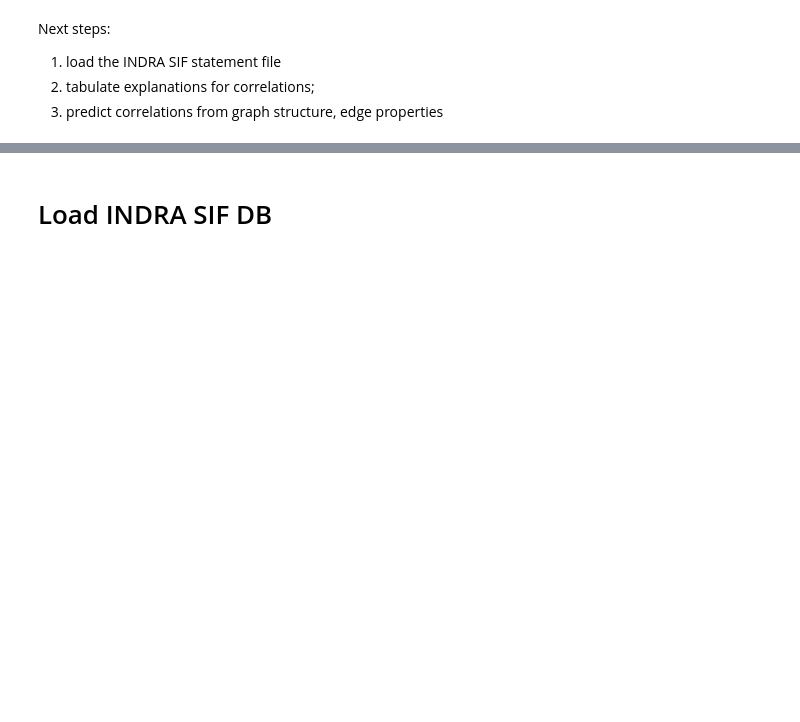
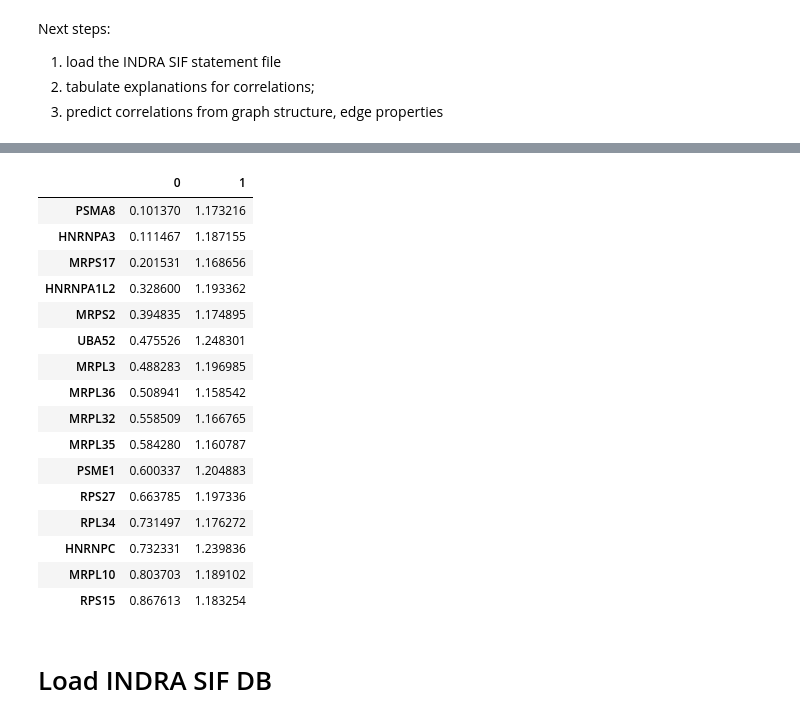
Before and after one commit to johnbachman/depmap_analysis, a Jupyter notebook: notebooks/Biomarkers of Dependency.ipynb, the cells around one changed output, grey strips where cells are left out. Drawn from its saved outputs; the diff is of its cells as text; code cells hidden in the pictures; blank space fills up the shorter version.

```diff
--- a/notebooks/Biomarkers of Dependency.ipynb
+++ b/notebooks/Biomarkers of Dependency.ipynb
@@ -277,3 +553,23 @@ Next steps:
+# %%
+effect_corr[effect_corr[1] > 1.15]
+# %% [output]
+|  | 0 | 1 |
+| PSMA8 | 0.101370 | 1.173216 |
+| HNRNPA3 | 0.111467 | 1.187155 |
+| MRPS17 | 0.201531 | 1.168656 |
+| HNRNPA1L2 | 0.328600 | 1.193362 |
+| MRPS2 | 0.394835 | 1.174895 |
+| UBA52 | 0.475526 | 1.248301 |
+| MRPL3 | 0.488283 | 1.196985 |
+| MRPL36 | 0.508941 | 1.158542 |
+| MRPL32 | 0.558509 | 1.166765 |
+| MRPL35 | 0.584280 | 1.160787 |
+| PSME1 | 0.600337 | 1.204883 |
+| RPS27 | 0.663785 | 1.197336 |
+| RPL34 | 0.731497 | 1.176272 |
+| HNRNPC | 0.732331 | 1.239836 |
+| MRPL10 | 0.803703 | 1.189102 |
+| RPS15 | 0.867613 | 1.183254 |
 # %% [markdown]
 # Load INDRA SIF DB
 # %%
```
Also changed, not shown: parts of 38 cells of this notebook, 2 other files.
